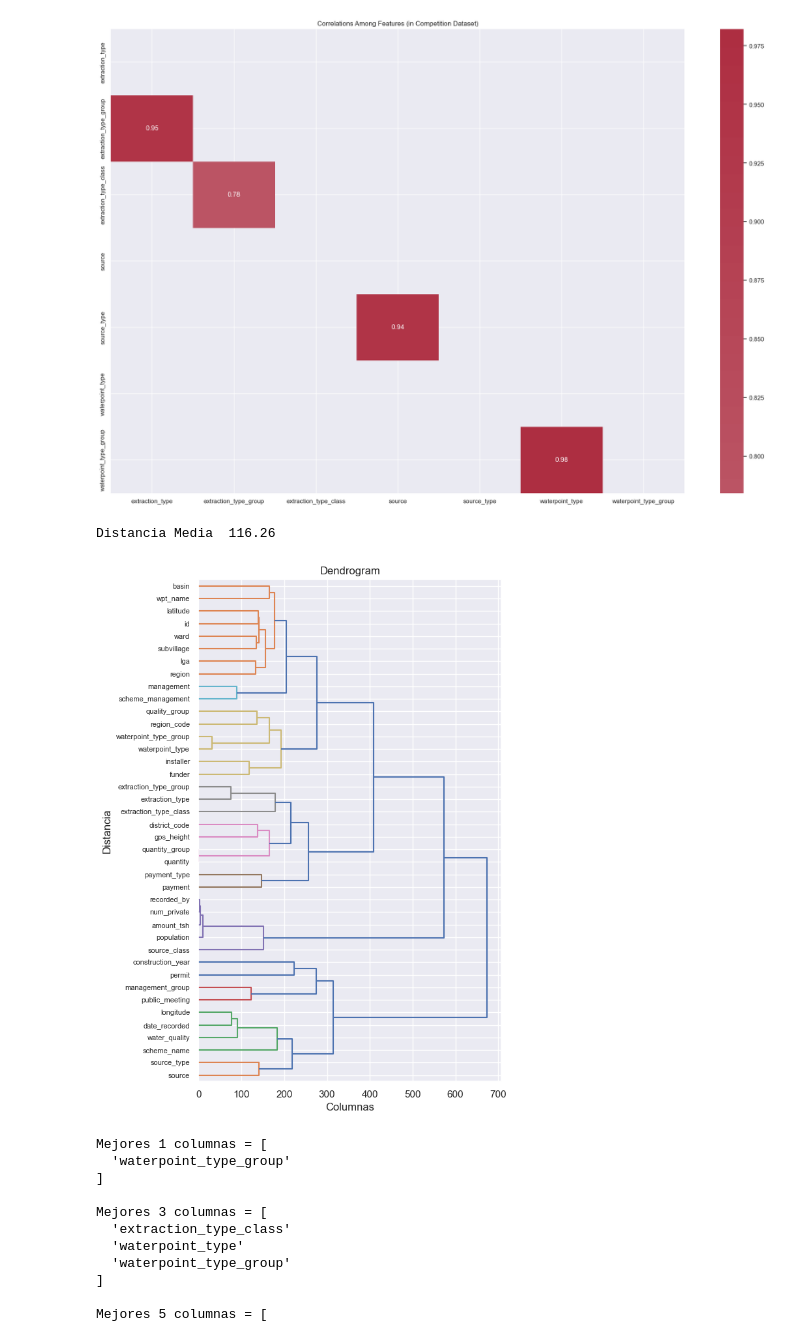
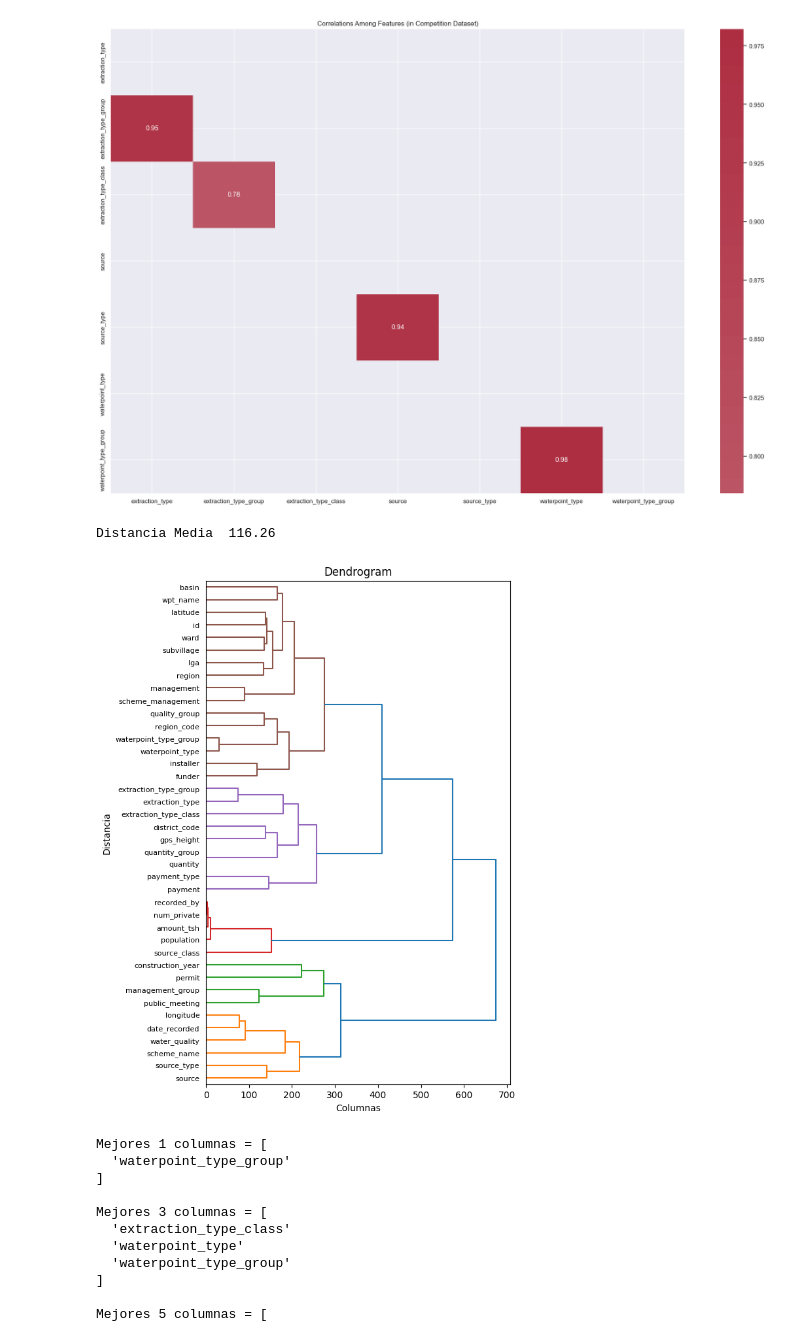
Before and after one commit to JaviARo/WaterTable, a Jupyter notebook: WaterTable.ipynb, the cells around one changed output. Cells and saved outputs as stored; diff of their text form; code cells hidden in the pictures.

```diff
--- a/WaterTable.ipynb
+++ b/WaterTable.ipynb
@@ -340,10 +340,10 @@ def Dendrogram(X, threshold, title):
 	cluster.hierarchy.dendrogram(clusters, color_threshold=threshold, labels=X.columns.to_list(), orientation='right')
 	plt.show()
 # %%
-Dendrogram(X, 200, 'Dendrogram')
+Dendrogram(X, 280, 'Dendrogram')
 # %% [output]
 Distancia Media  116.26
-[figure, old version]
+[figure, new version]
 # %%
 def ApplySelectKBest(X_train, X_val, y_train, k):
 	selector = SelectKBest(f_regression, k=k)
```
Also changed, not shown: parts of 7 cells of this notebook.
